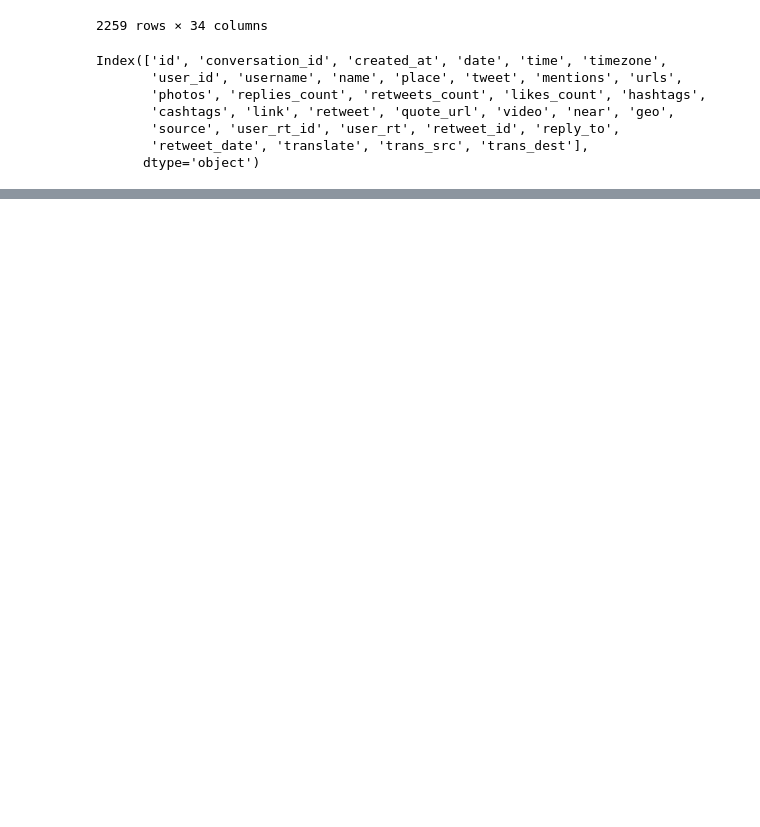
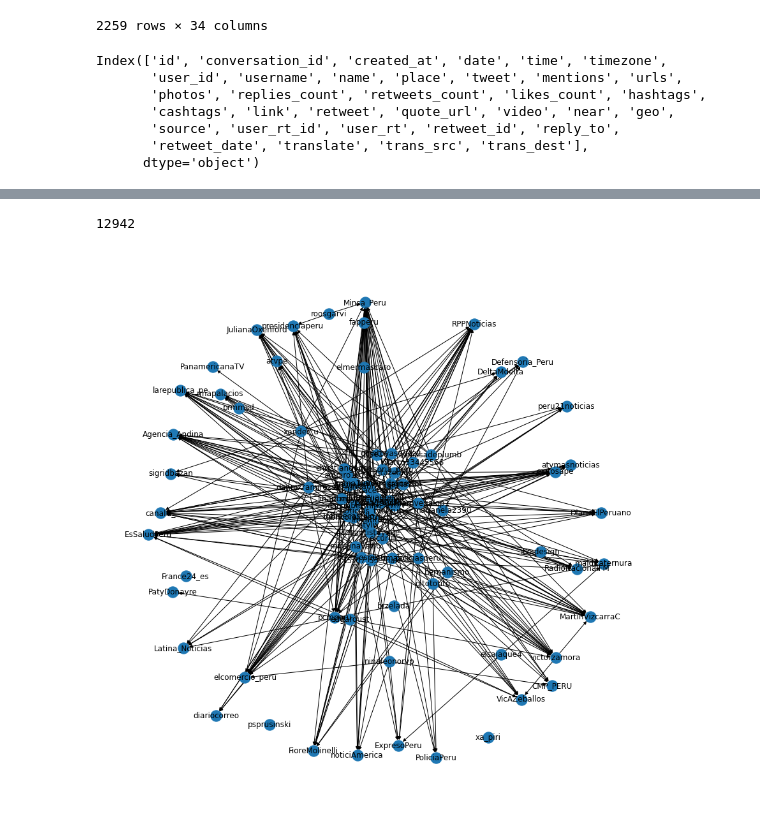
Before and after one commit to minskylab/signals, a Jupyter notebook: explore.ipynb, the cells around one changed output, grey strips where cells are left out. Drawn from its saved outputs; the diff is of its cells as text; code cells hidden in the pictures; blank space fills up the shorter version.

```diff
--- a/explore.ipynb
+++ b/explore.ipynb
@@ -129,0 +150,5 @@ plt.show()
+# %%
+def fix_tweet(message:str) -> str:
+    words = [w for w in message.split(" ") if not w.startswith("http")]
+    words = [w for w in words if len(w) < 12]
+    return " ".join(words).replace("\n", "").strip()
@@ -129,0 +169,25 @@ plt.show()
+# %%
+df = peru.copy()
+df["tweet"] = df["tweet"].map(lambda t: str(t))
+df["tweet"] = df["tweet"].map(fix_tweet)
+df
+# %%
+g = nx.DiGraph()
+relations = df["username"].copy()
+for i, tweet in df.iterrows():
+    for r in json.loads(tweet["reply_to"].replace("'", '"')):
+        g.add_edge(tweet["username"], r["username"], tweet=tweet["tweet"], likes=tweet["likes_count"])
+
+valid_nodes = []
+for node in g.nodes:
+    if g.degree[node] > 2:
+        valid_nodes.append(node)
+print(len(valid_nodes))
+g_valid = g.subgraph(valid_nodes)
+# %% [output]
+12942
+# %%
+plt.figure(1, figsize=(12,12))
+nx.draw_spring(g_valid, with_labels=True)
+# %% [output]
+[figure, added]
```
Also changed, not shown: parts of 23 cells of this notebook, 10 other files.
